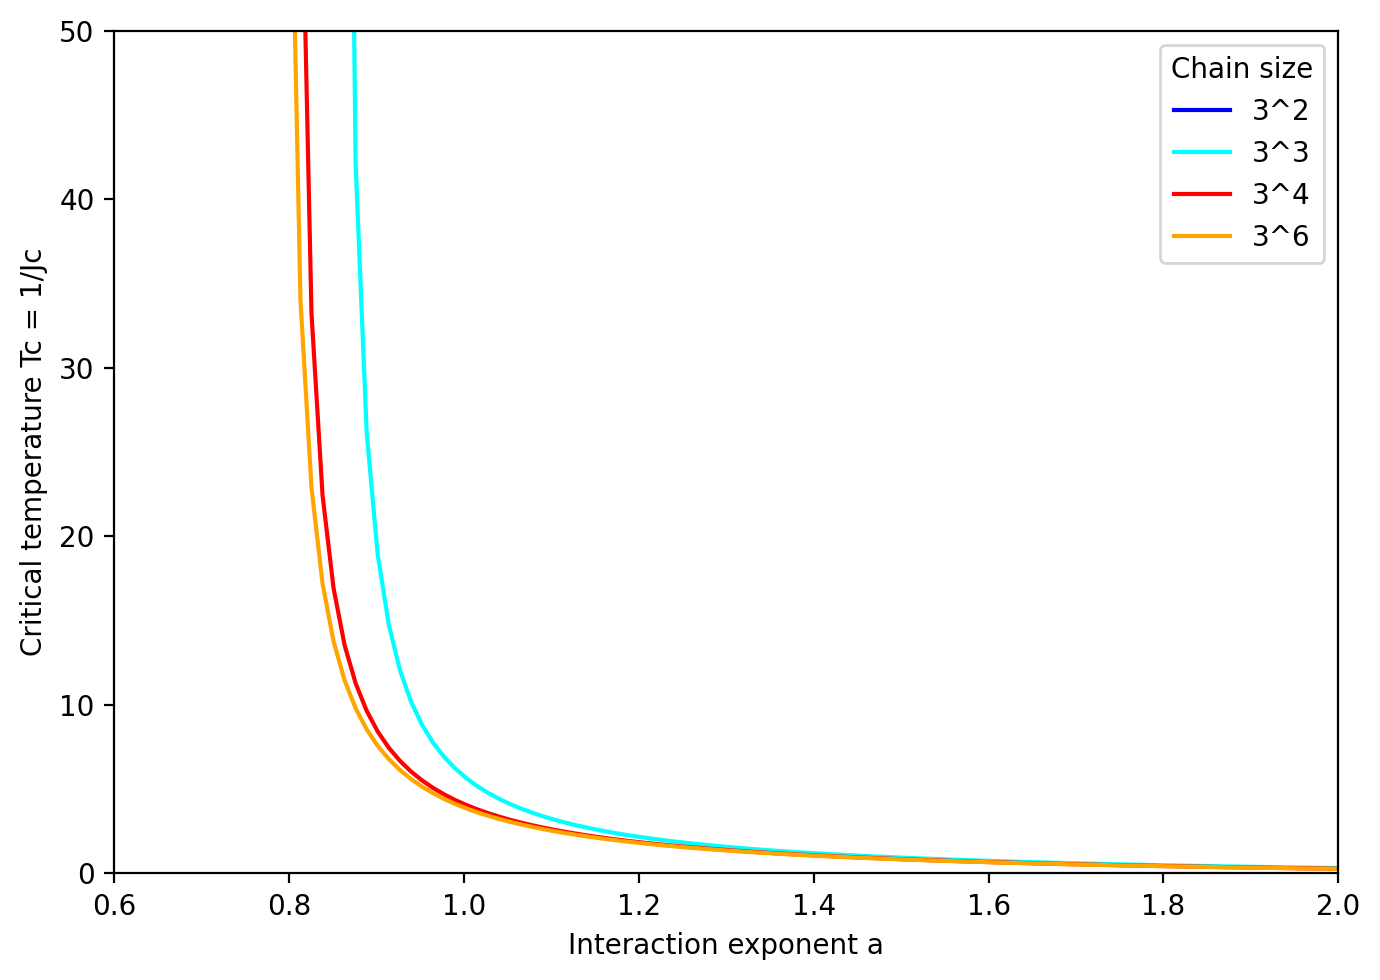
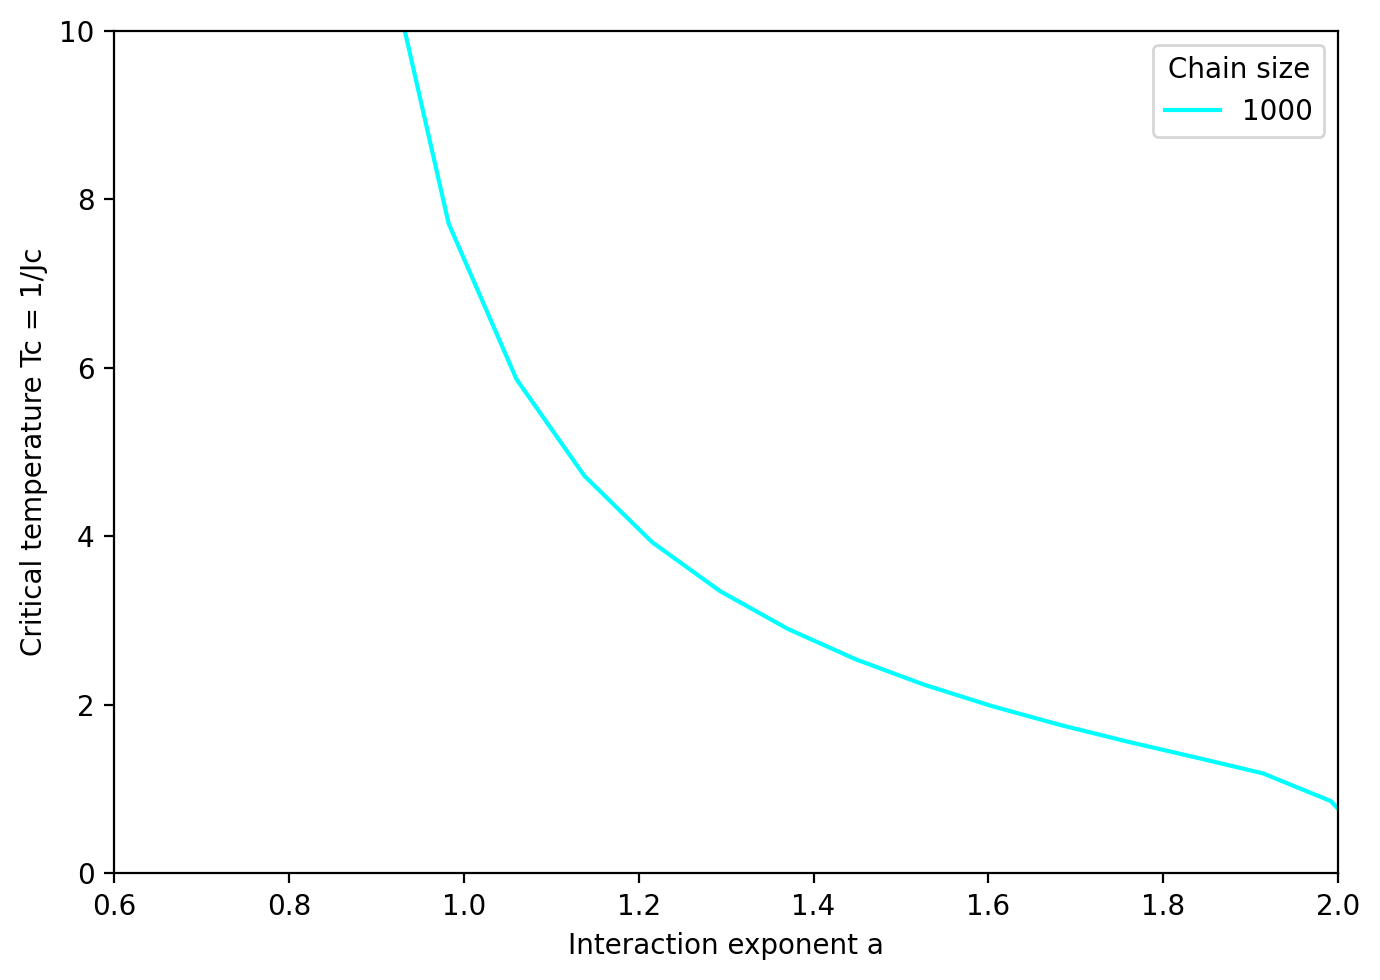
Unified diff of the notebook cell whose output changed from the first chart to the second:
--- before
+++ after
@@ -1,16 +1,13 @@
 # Range of exponents
-a_values = np.linspace(0.75, 2.0, 100)
-r = 3
+a_values = np.linspace(0.75, 3.0, 30)
+r = 2
 
 plt.figure(figsize=(7, 5))
-plt.plot(a_values, 1/compute_Jc_over_a(a_values, 3**2, r), c='b', label='3^2')
-plt.plot(a_values, 1/compute_Jc_over_a(a_values, 3**3, r), c='cyan', label='3^3')
-plt.plot(a_values, 1/compute_Jc_over_a(a_values, 3**4, r), c='r', label='3^4')
-plt.plot(a_values, 1/compute_Jc_over_a(a_values, 3**6, r), c='orange', label='3^6')
+plt.plot(a_values, 1/compute_Jc_over_a(a_values, 1000, r), c='cyan', label='1000')
 plt.xlabel("Interaction exponent a")
 plt.ylabel("Critical temperature Tc = 1/Jc")
 plt.legend(title='Chain size')
 plt.xlim(0.6, 2)
-plt.ylim(0, 50)
+plt.ylim(0, 10)
 plt.tight_layout()
 plt.show()

Commit: Add 5-spin cell RG notebook